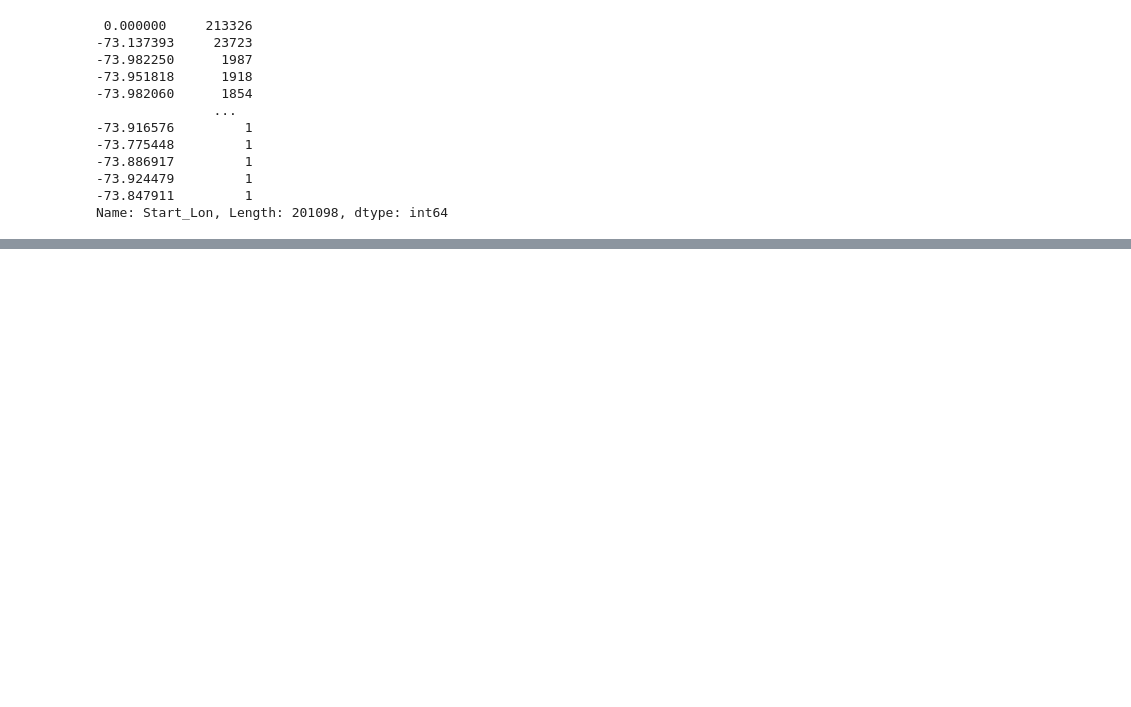
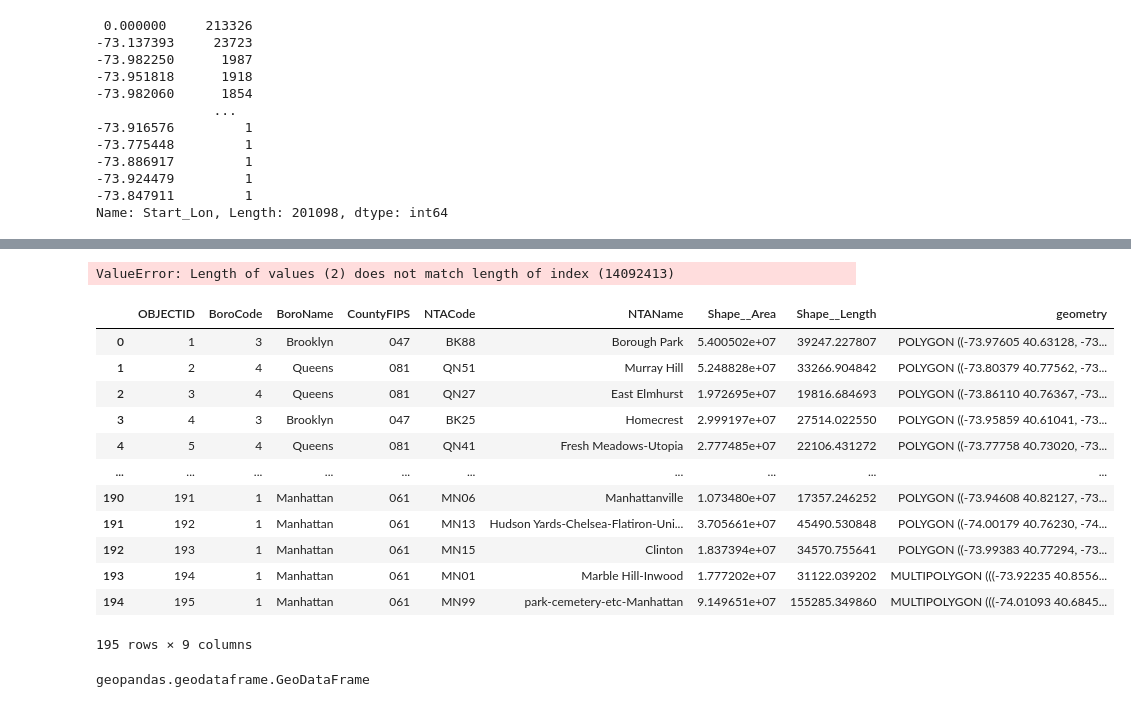
Before and after one commit to EBroestl/NYC_Taxis_and_Property_Value, a Jupyter notebook: Notebooks/NYC Property Values EDA.ipynb, the cells around one changed output, grey strips where cells are left out. Drawn from its saved outputs; the diff is of its cells as text; code cells hidden in the pictures; blank space fills up the shorter version.

```diff
--- a/Notebooks/NYC Property Values EDA.ipynb
+++ b/Notebooks/NYC Property Values EDA.ipynb
@@ -150,0 +159,4 @@ Name: End_Lon, Length: 258184, dtype: int64
+# %%
+t_jan_09['concat']=(t_jan_09['End_Lat'], t_jan_09['End_Lon'])
+# %% [output]
+ValueError: Length of values (2) does not match length of index (14092413)
@@ -150,0 +165,20 @@ Name: End_Lon, Length: 258184, dtype: int64
+# %%
+test_mapping
+# %% [output]
+|  | OBJECTID | BoroCode | BoroName | CountyFIPS | NTACode | NTAName | Shape__Area | Shape__Length | geometry |
+| 0 | 1 | 3 | Brooklyn | 047 | BK88 | Borough Park | 5.400502e+07 | 39247.227807 | POLYGON ((-73.97605 40.63128, -73... |
+| 1 | 2 | 4 | Queens | 081 | QN51 | Murray Hill | 5.248828e+07 | 33266.904842 | POLYGON ((-73.80379 40.77562, -73... |
+| 2 | 3 | 4 | Queens | 081 | QN27 | East Elmhurst | 1.972695e+07 | 19816.684693 | POLYGON ((-73.86110 40.76367, -73... |
+| 3 | 4 | 3 | Brooklyn | 047 | BK25 | Homecrest | 2.999197e+07 | 27514.022550 | POLYGON ((-73.95859 40.61041, -73... |
+| 4 | 5 | 4 | Queens | 081 | QN41 | Fresh Meadows-Utopia | 2.777485e+07 | 22106.431272 | POLYGON ((-73.77758 40.73020, -73... |
+| ... | ... | ... | ... | ... | ... | ... | ... | ... | ... |
+| 190 | 191 | 1 | Manhattan | 061 | MN06 | Manhattanville | 1.073480e+07 | 17357.246252 | POLYGON ((-73.94608 40.82127, -73... |
+| 191 | 192 | 1 | Manhattan | 061 | MN13 | Hudson Yards-Chelsea-Flatiron-Uni... | 3.705661e+07 | 45490.530848 | POLYGON ((-74.00179 40.76230, -74... |
+| 192 | 193 | 1 | Manhattan | 061 | MN15 | Clinton | 1.837394e+07 | 34570.755641 | POLYGON ((-73.99383 40.77294, -73... |
+| 193 | 194 | 1 | Manhattan | 061 | MN01 | Marble Hill-Inwood | 1.777202e+07 | 31122.039202 | MULTIPOLYGON (((-73.92235 40.8556... |
+| 194 | 195 | 1 | Manhattan | 061 | MN99 | park-cemetery-etc-Manhattan | 9.149651e+07 | 155285.349860 | MULTIPOLYGON (((-74.01093 40.6845... |
+195 rows × 9 columns
+# %%
+type(test_mapping)
+# %% [output]
+geopandas.geodataframe.GeoDataFrame
```
Also changed, not shown: parts of 21 cells of this notebook.
